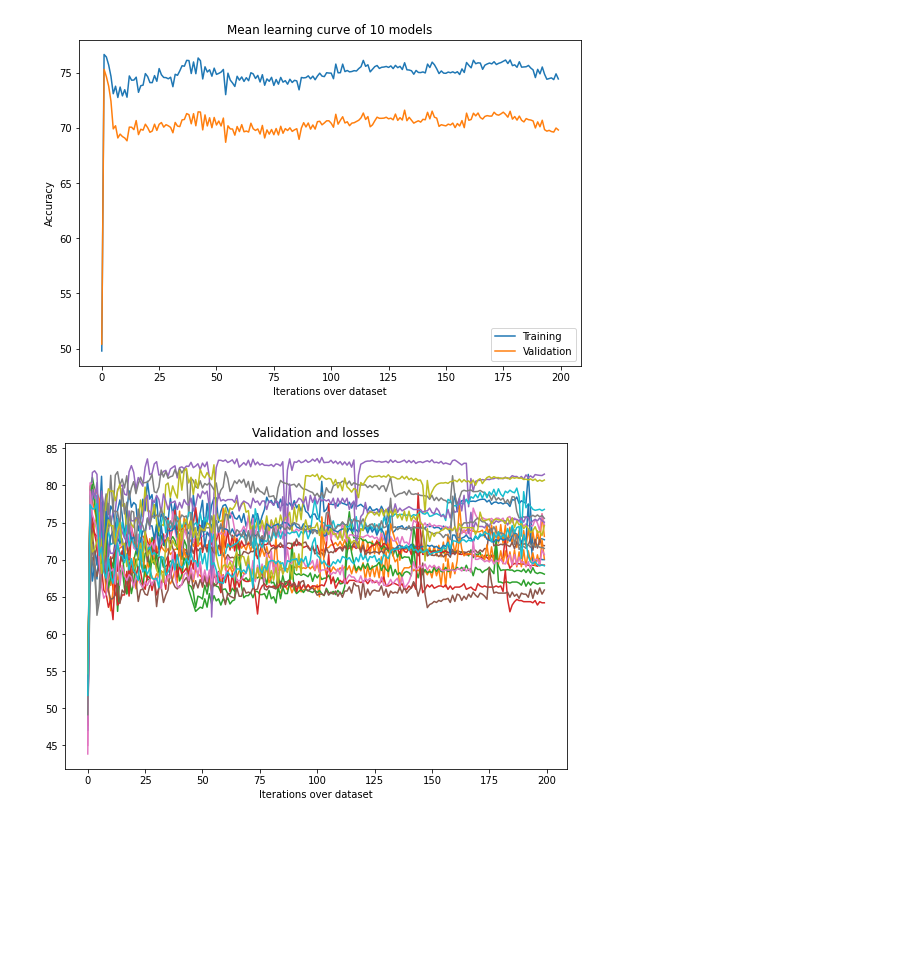
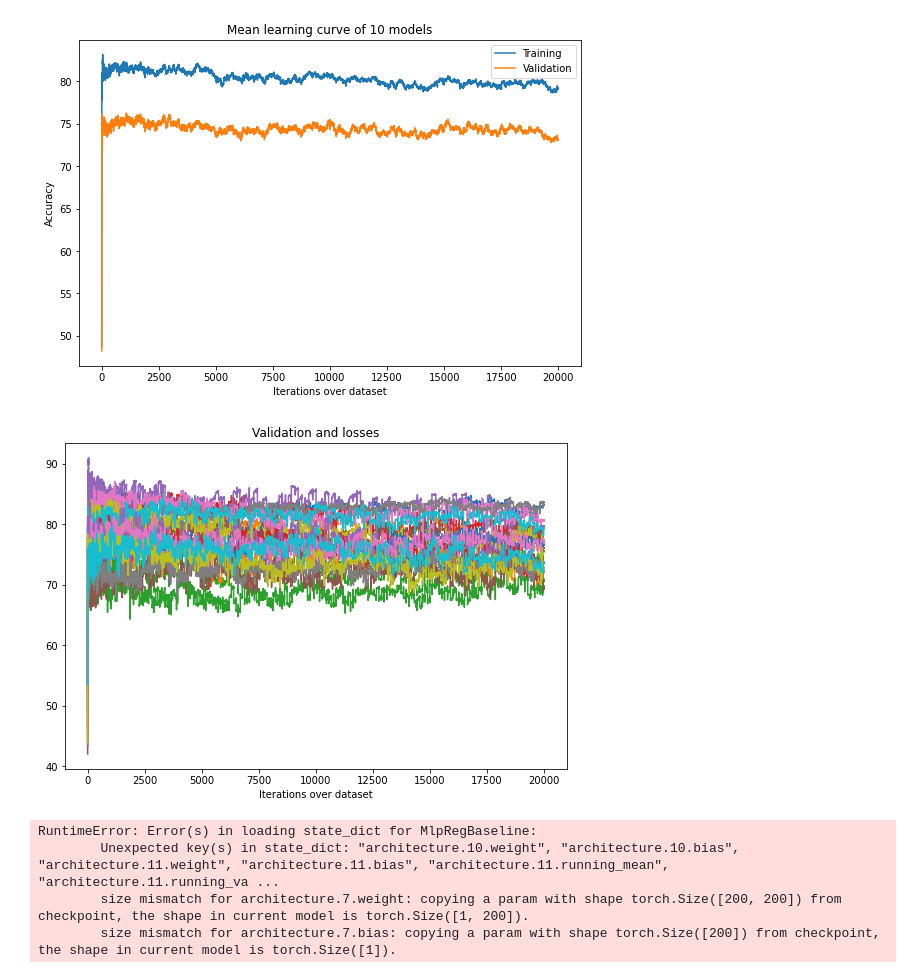
Before and after one commit to DeepRank/3D-Vac, a Jupyter notebook: src/5_train_models/explore_class_seq_xvalidation.ipynb, the cells around one changed output. Saved outputs shown, nothing was run; the diff lists cells and outputs as text; code cells hidden in the pictures; blank space fills up the shorter version.

Commit message:
removed batch norm from model

```diff
--- a/src/5_train_models/explore_class_seq_xvalidation.ipynb
+++ b/src/5_train_models/explore_class_seq_xvalidation.ipynb
@@ -102,8 +102,8 @@ models_path = "/home/daqop/Desktop/M2/Internship/python/trained_models/"
 # models_path = "/home/daqop/mountpoint_snellius/3D-Vac/src/5_train_models/CNN/I/reg/seq/trained_models/"
 # models_path = "/home/daqop/train_branch_3D_Vac/src/5_train_models/CNN/I/classification/seq/trained_models/"
 model_names = {
-    "shuffled": "mlp_classification_mixed_encoder_1000_neurons_200_epochs_shuffled_32_batch_size.pt",
-    "clustered": "mlp_classification_mixed_encoder_1000_neurons_200_epochs_clustered_32_batch_size.pt",
+    "shuffled": "mlp_class_baseline_200_neurons_20000_epochs_shuffled.pt",
+    "clustered": "mlp_class_baseline_200_neurons_20000_epochs_clustered.pt",
 }
 shuffled_xval, shuffled_a = load_model(models_path + model_names["shuffled"], plot=True)
 clustered_xval, clustered_a = load_model(models_path + model_names["clustered"], plot=True)
@@ -115,2 +115,6 @@ c_tpr, c_fnr, c_tnr, c_fpr, c_nr, c_pr = get_rates(clustered_xval, clustered_a)
-[figure, old version]
+[figure, new version]
-[figure, old version]
+[figure, new version]
+RuntimeError: Error(s) in loading state_dict for MlpRegBaseline:
+        Unexpected key(s) in state_dict: "architecture.10.weight", "architecture.10.bias", "architecture.11.weight", "architecture.11.bias", "architecture.11.running_mean", "architecture.11.running_va ...
+        size mismatch for architecture.7.weight: copying a param with shape torch.Size([200, 200]) from checkpoint, the shape in current model is torch.Size([1, 200]).
+        size mismatch for architecture.7.bias: copying a param with shape torch.Size([200]) from checkpoint, the shape in current model is torch.Size([1]).
```
Also changed, not shown: parts of 1 cell of this notebook, 2 other files.
